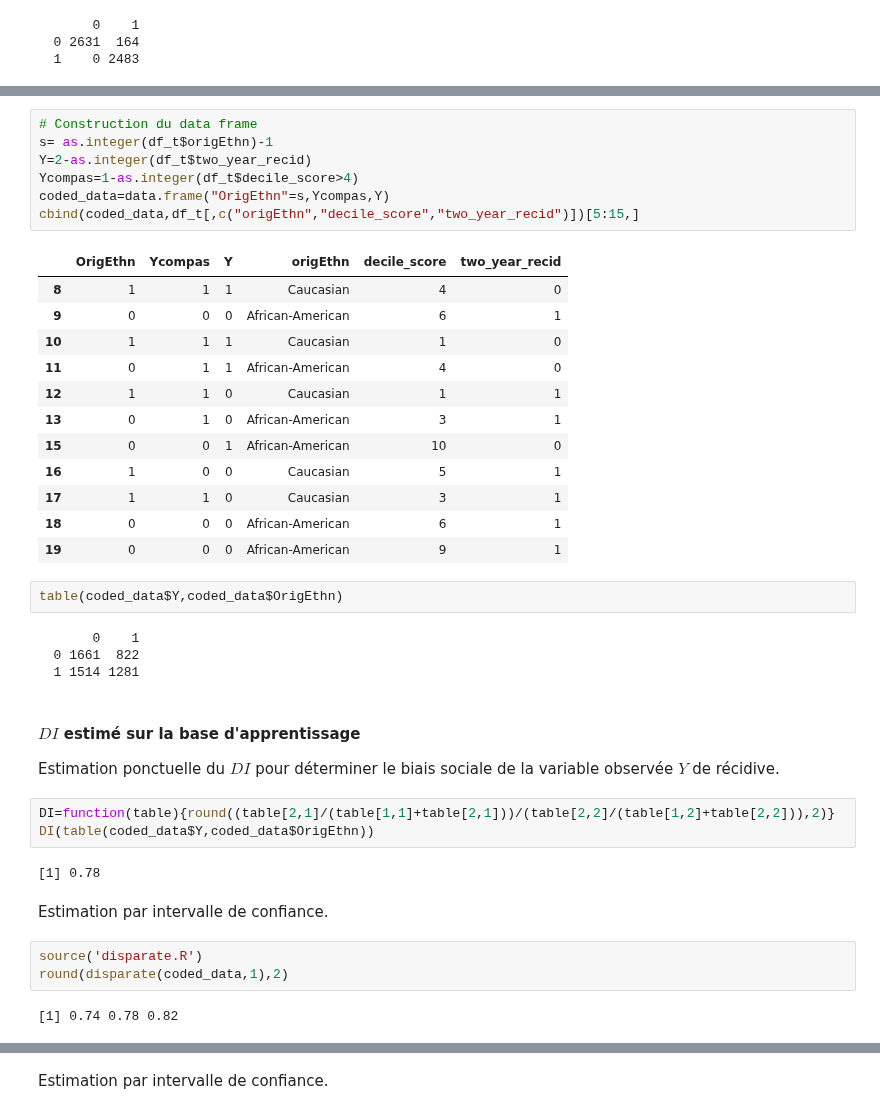
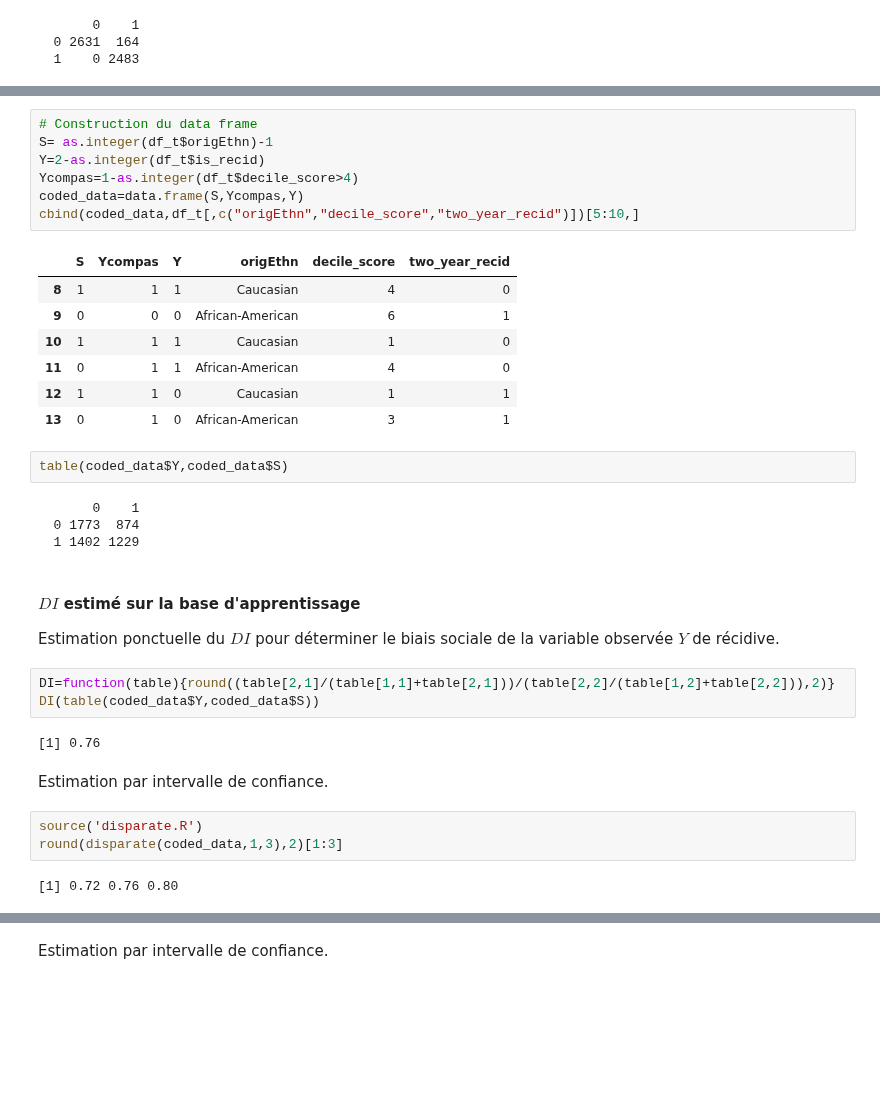
Before and after one commit to wikistat/Fair-ML-4-Ethical-AI, a Jupyter notebook: Propublica/Compas-R-biasDetection.ipynb, the cells around one changed output, grey strips where cells are left out. Cells and saved outputs as stored; diff of their text form; blank space fills up the shorter version.

```diff
--- a/Propublica/Compas-R-biasDetection.ipynb
+++ b/Propublica/Compas-R-biasDetection.ipynb
@@ -314,42 +340,37 @@ Elle renvoie les trois estimations $DI$ et $IC_g$, $IC_d$ bornes de l'intervalle
 # %%
 # Construction du data frame
-s= as.integer(df_t$origEthn)-1
-Y=2-as.integer(df_t$two_year_recid)
+S= as.integer(df_t$origEthn)-1
+Y=2-as.integer(df_t$is_recid)
 Ycompas=1-as.integer(df_t$decile_score>4)
-coded_data=data.frame("OrigEthn"=s,Ycompas,Y)
-cbind(coded_data,df_t[,c("origEthn","decile_score","two_year_recid")])[5:15,]
+coded_data=data.frame(S,Ycompas,Y)
+cbind(coded_data,df_t[,c("origEthn","decile_score","two_year_recid")])[5:10,]
 # %% [output]
-|  | OrigEthn | Ycompas | Y | origEthn | decile_score | two_year_recid |
+|  | S | Ycompas | Y | origEthn | decile_score | two_year_recid |
 | 8 | 1 | 1 | 1 | Caucasian | 4 | 0 |
 | 9 | 0 | 0 | 0 | African-American | 6 | 1 |
 | 10 | 1 | 1 | 1 | Caucasian | 1 | 0 |
 | 11 | 0 | 1 | 1 | African-American | 4 | 0 |
 | 12 | 1 | 1 | 0 | Caucasian | 1 | 1 |
 | 13 | 0 | 1 | 0 | African-American | 3 | 1 |
-| 15 | 0 | 0 | 1 | African-American | 10 | 0 |
-| 16 | 1 | 0 | 0 | Caucasian | 5 | 1 |
-| 17 | 1 | 1 | 0 | Caucasian | 3 | 1 |
-| 18 | 0 | 0 | 0 | African-American | 6 | 1 |
-| 19 | 0 | 0 | 0 | African-American | 9 | 1 |
 # %%
-table(coded_data$Y,coded_data$OrigEthn)
+table(coded_data$Y,coded_data$S)
 # %% [output]
        0    1
-  0 1661  822
-  1 1514 1281
+  0 1773  874
+  1 1402 1229
 # %% [markdown]
 #### $DI$ estimé sur la base d'apprentissage
 Estimation ponctuelle du $DI$ pour déterminer le biais sociale de la variable observée $Y$ de récidive.
 # %%
 DI=function(table){round((table[2,1]/(table[1,1]+table[2,1]))/(table[2,2]/(table[1,2]+table[2,2])),2)}
-DI(table(coded_data$Y,coded_data$OrigEthn))
+DI(table(coded_data$Y,coded_data$S))
 # %% [output]
-[1] 0.78
+[1] 0.76
 # %% [markdown]
 Estimation par intervalle de confiance.
 # %%
 source('disparate.R')
-round(disparate(coded_data,1),2)
+round(disparate(coded_data,1,3),2)[1:3]
 # %% [output]
-[1] 0.74 0.78 0.82
+[1] 0.72 0.76 0.80
 # %% [markdown]
```
Also changed, not shown: parts of 53 cells of this notebook, 2 other files.
